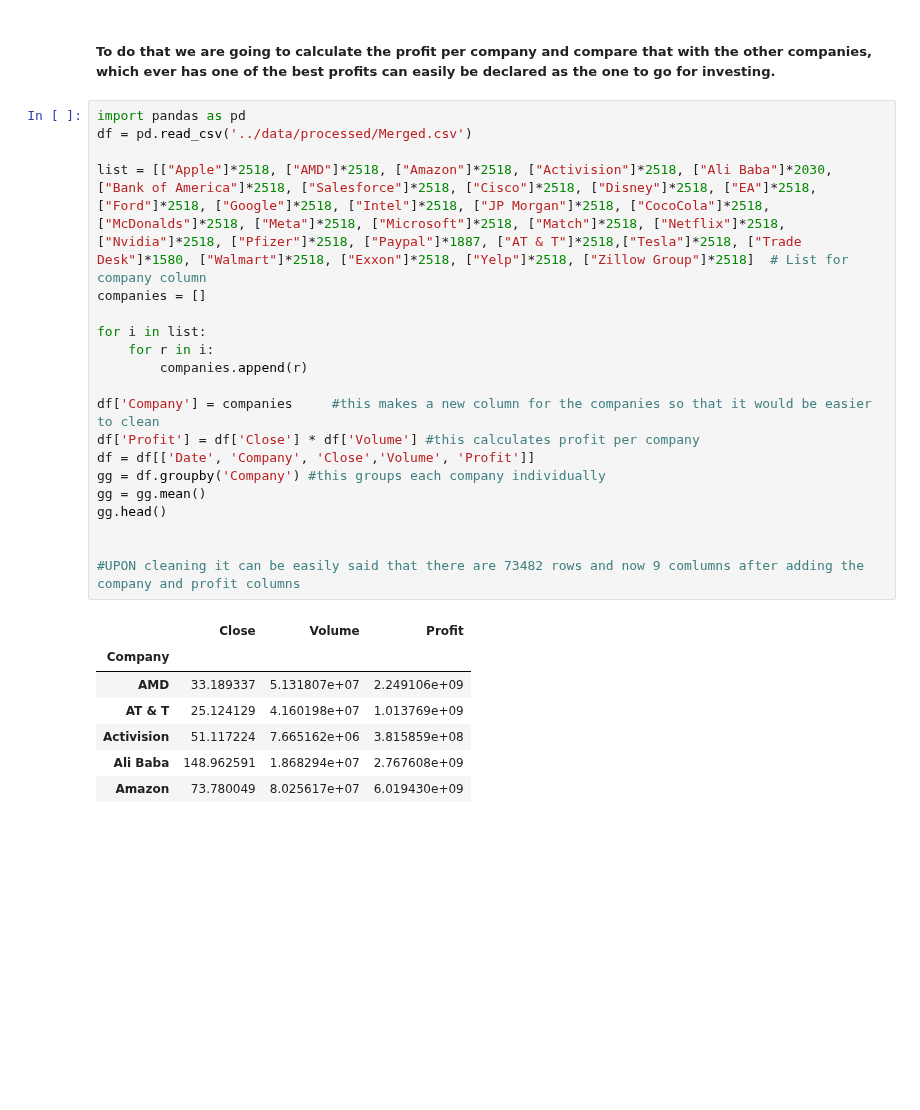
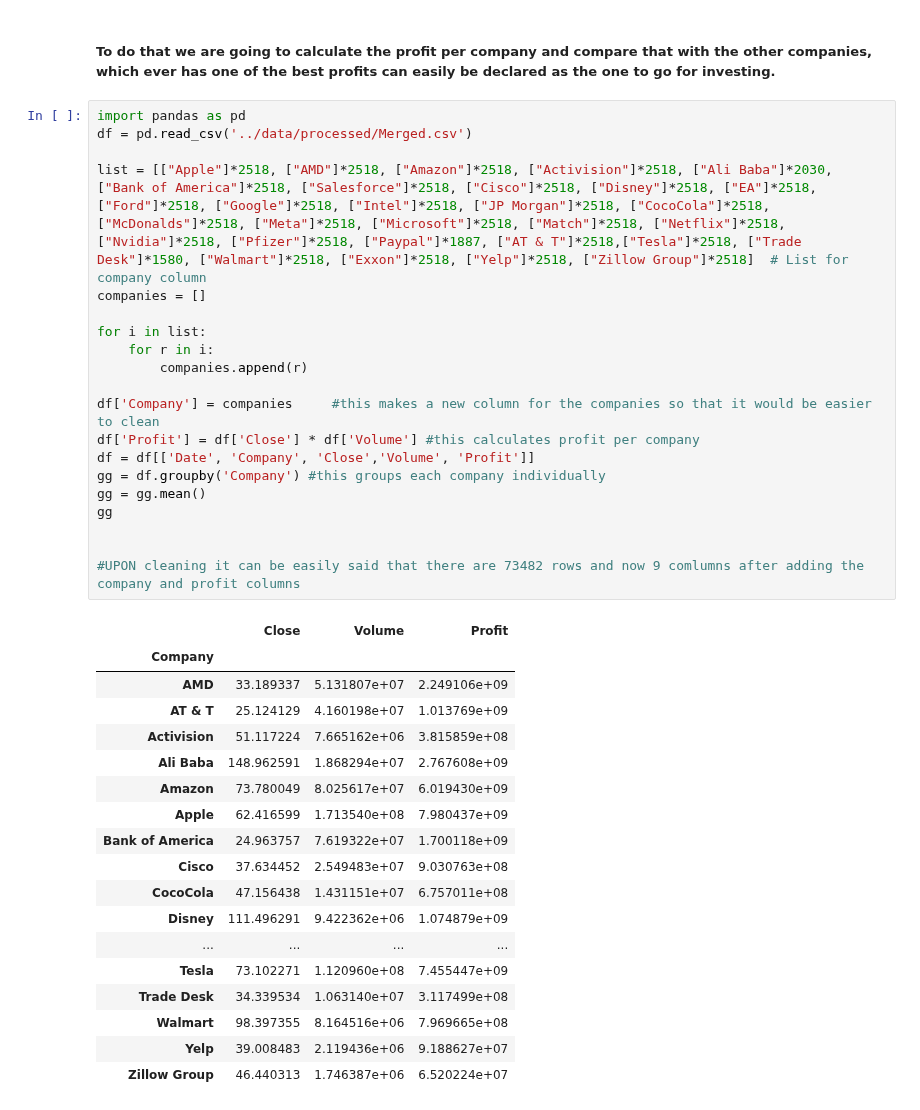
Before and after one commit to ubco-W2022T2-data301/Group35, a Jupyter notebook: analysis/analysis2.ipynb, the cells around one changed output. Cells and saved outputs as stored; diff of their text form; blank space fills up the shorter version.

```diff
--- a/analysis/analysis2.ipynb
+++ b/analysis/analysis2.ipynb
@@ -17,29 +17,40 @@ further more which can help us understand their revenue and profitability.
 # %%
 import pandas as pd
 df = pd.read_csv('../data/processed/Merged.csv')
 
 list = [["Apple"]*2518, ["AMD"]*2518, ["Amazon"]*2518, ["Activision"]*2518, ["Ali Baba"]*2030, ["Bank of America"]*2518, ["Salesforce"]*2518, ["Cisco"]*2518, ["Disney"]*2518, ["EA"]*2518, ["Ford"]*2518, ["Google"]*2518, ["Intel"]*2518, ["JP Morgan"]*2518, ["CocoCola"]*2518, ["McDonalds"]*2518, ["Meta"]*2518, ["Microsoft"]*2518, ["Match"]*2518, ["Netflix"]*2518, ["Nvidia"]*2518, ["Pfizer"]*2518, ["Paypal"]*1887, ["AT & T"]*2518,["Tesla"]*2518, ["Trade Desk"]*1580, ["Walmart"]*2518, ["Exxon"]*2518, ["Yelp"]*2518, ["Zillow Group"]*2518]  # List for company column
 companies = []
 
 for i in list:
     for r in i:
         companies.append(r)
 
 df['Company'] = companies     #this makes a new column for the companies so that it would be easier to clean
 df['Profit'] = df['Close'] * df['Volume'] #this calculates profit per company
 df = df[['Date', 'Company', 'Close','Volume', 'Profit']]
 gg = df.groupby('Company') #this groups each company individually
 gg = gg.mean()
-gg.head()
+gg
 
 
 #UPON cleaning it can be easily said that there are 73482 rows and now 9 comlumns after adding the company and profit columns
 # %% [output]
 |  | Close | Volume | Profit |
 | Company |  |  |  |
 | AMD | 33.189337 | 5.131807e+07 | 2.249106e+09 |
 | AT & T | 25.124129 | 4.160198e+07 | 1.013769e+09 |
 | Activision | 51.117224 | 7.665162e+06 | 3.815859e+08 |
 | Ali Baba | 148.962591 | 1.868294e+07 | 2.767608e+09 |
 | Amazon | 73.780049 | 8.025617e+07 | 6.019430e+09 |
+| Apple | 62.416599 | 1.713540e+08 | 7.980437e+09 |
+| Bank of America | 24.963757 | 7.619322e+07 | 1.700118e+09 |
+| Cisco | 37.634452 | 2.549483e+07 | 9.030763e+08 |
+| CocoCola | 47.156438 | 1.431151e+07 | 6.757011e+08 |
+| Disney | 111.496291 | 9.422362e+06 | 1.074879e+09 |
+| ... | ... | ... | ... |
+| Tesla | 73.102271 | 1.120960e+08 | 7.455447e+09 |
+| Trade Desk | 34.339534 | 1.063140e+07 | 3.117499e+08 |
+| Walmart | 98.397355 | 8.164516e+06 | 7.969665e+08 |
+| Yelp | 39.008483 | 2.119436e+06 | 9.188627e+07 |
+| Zillow Group | 46.440313 | 1.746387e+06 | 6.520224e+07 |
 # %%
```
Also changed, not shown: parts of 4 cells of this notebook.
